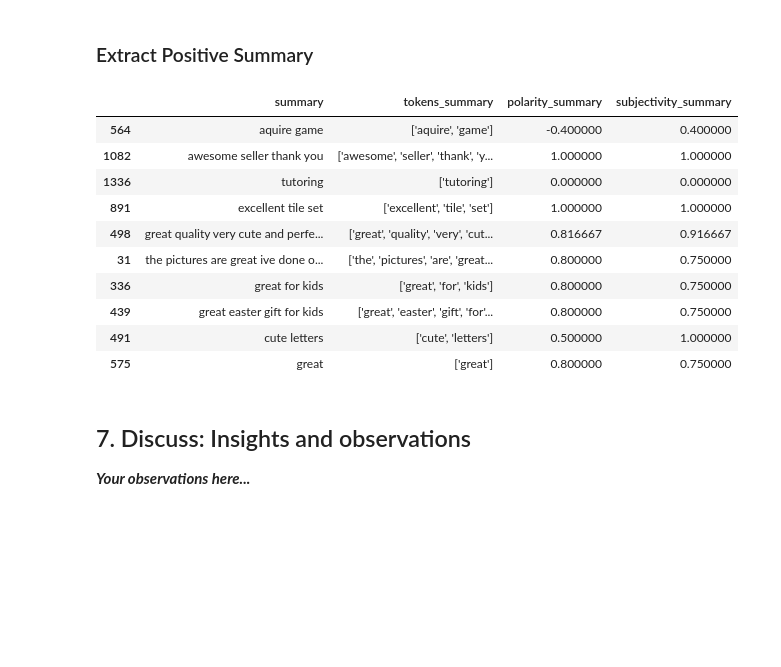
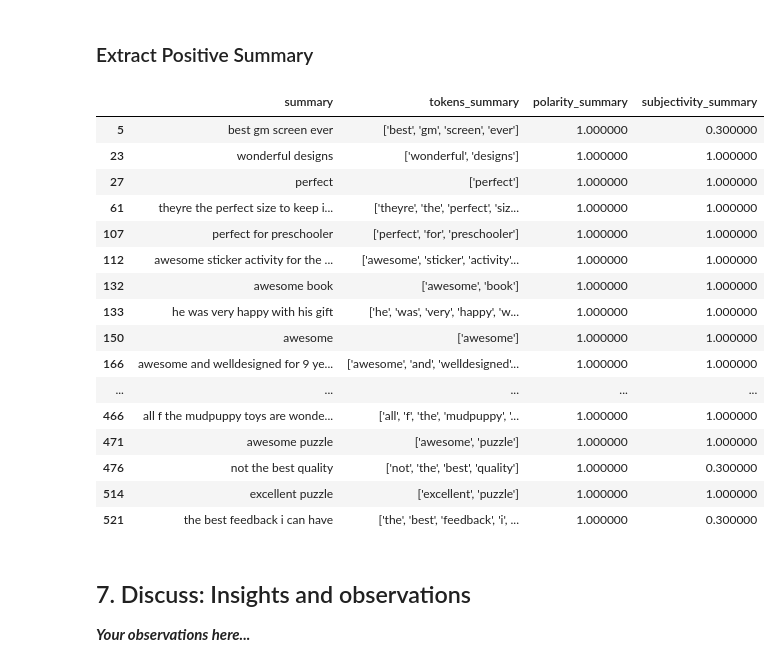
Before and after one commit to afshar5a/Sanam_Afshar_DA301_Assignment, a Jupyter notebook: Sanam_Afshar_DA301_Assignment_Notebook.ipynb, the cells around one changed output. Saved outputs shown, nothing was run; the diff lists cells and outputs as text; code cells hidden in the pictures; blank space fills up the shorter version.

```diff
--- a/Sanam_Afshar_DA301_Assignment_Notebook.ipynb
+++ b/Sanam_Afshar_DA301_Assignment_Notebook.ipynb
@@ -2152,24 +2160,30 @@ positive_sentiment_reviews.style.set_properties(subset=['review'], **{'width': '
 # %%
 # Top 20 positive summaries.
 # Create a Sentiment Summary DataFrame.
 positive_sentiment_summaries = new_df3.nlargest(20, 'polarity_summary')
 
 # Eliminate unnecessary columns.
-positive_sentiment_summaries = positive_sentiment[['summary', 'tokens_summary', 'polarity_summary', 'subjectivity_summary']]
+positive_sentiment_summaries = positive_sentiment_summaries[['summary', 'tokens_summary', 'polarity_summary', 'subjectivity_summary']]
 # Adjust the column width.
 positive_sentiment_summaries.style.set_properties(subset=['summary'], **{'width': '1200px'})
 # %% [output]
 |  | summary | tokens_summary | polarity_summary | subjectivity_summary |
-| 564 | aquire game | ['aquire', 'game'] | -0.400000 | 0.400000 |
-| 1082 | awesome seller thank you | ['awesome', 'seller', 'thank', 'y... | 1.000000 | 1.000000 |
-| 1336 | tutoring | ['tutoring'] | 0.000000 | 0.000000 |
-| 891 | excellent tile set | ['excellent', 'tile', 'set'] | 1.000000 | 1.000000 |
-| 498 | great quality very cute and perfe... | ['great', 'quality', 'very', 'cut... | 0.816667 | 0.916667 |
-| 31 | the pictures are great ive done o... | ['the', 'pictures', 'are', 'great... | 0.800000 | 0.750000 |
-| 336 | great for kids | ['great', 'for', 'kids'] | 0.800000 | 0.750000 |
-| 439 | great easter gift for kids | ['great', 'easter', 'gift', 'for'... | 0.800000 | 0.750000 |
-| 491 | cute letters | ['cute', 'letters'] | 0.500000 | 1.000000 |
-| 575 | great | ['great'] | 0.800000 | 0.750000 |
+| 5 | best gm screen ever | ['best', 'gm', 'screen', 'ever'] | 1.000000 | 0.300000 |
+| 23 | wonderful designs | ['wonderful', 'designs'] | 1.000000 | 1.000000 |
+| 27 | perfect | ['perfect'] | 1.000000 | 1.000000 |
+| 61 | theyre the perfect size to keep i... | ['theyre', 'the', 'perfect', 'siz... | 1.000000 | 1.000000 |
+| 107 | perfect for preschooler | ['perfect', 'for', 'preschooler'] | 1.000000 | 1.000000 |
+| 112 | awesome sticker activity for the ... | ['awesome', 'sticker', 'activity'... | 1.000000 | 1.000000 |
+| 132 | awesome book | ['awesome', 'book'] | 1.000000 | 1.000000 |
+| 133 | he was very happy with his gift | ['he', 'was', 'very', 'happy', 'w... | 1.000000 | 1.000000 |
+| 150 | awesome | ['awesome'] | 1.000000 | 1.000000 |
+| 166 | awesome and welldesigned for 9 ye... | ['awesome', 'and', 'welldesigned'... | 1.000000 | 1.000000 |
+| ... | ... | ... | ... | ... |
+| 466 | all f the mudpuppy toys are wonde... | ['all', 'f', 'the', 'mudpuppy', '... | 1.000000 | 1.000000 |
+| 471 | awesome puzzle | ['awesome', 'puzzle'] | 1.000000 | 1.000000 |
+| 476 | not the best quality | ['not', 'the', 'best', 'quality'] | 1.000000 | 0.300000 |
+| 514 | excellent puzzle | ['excellent', 'puzzle'] | 1.000000 | 1.000000 |
+| 521 | the best feedback i can have | ['the', 'best', 'feedback', 'i', ... | 1.000000 | 0.300000 |
 # %% [markdown]
 ## 7. Discuss: Insights and observations
 
```
Also changed, not shown: parts of 22 cells of this notebook.
